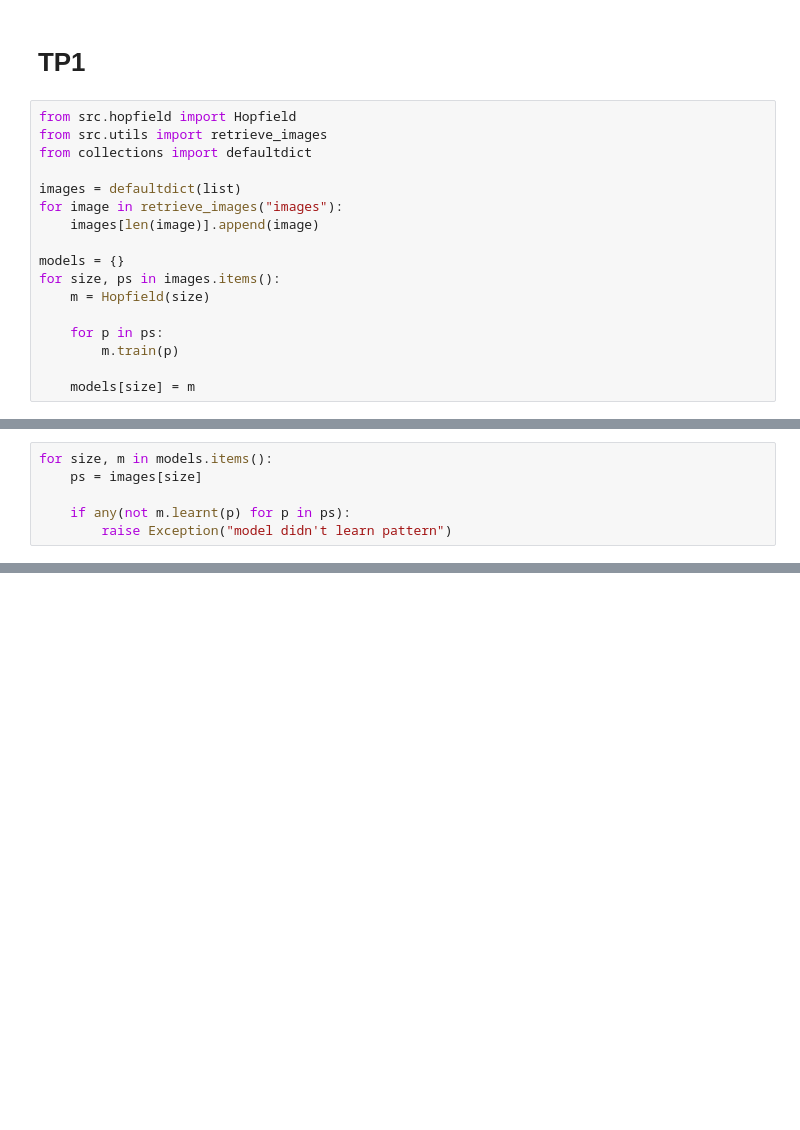
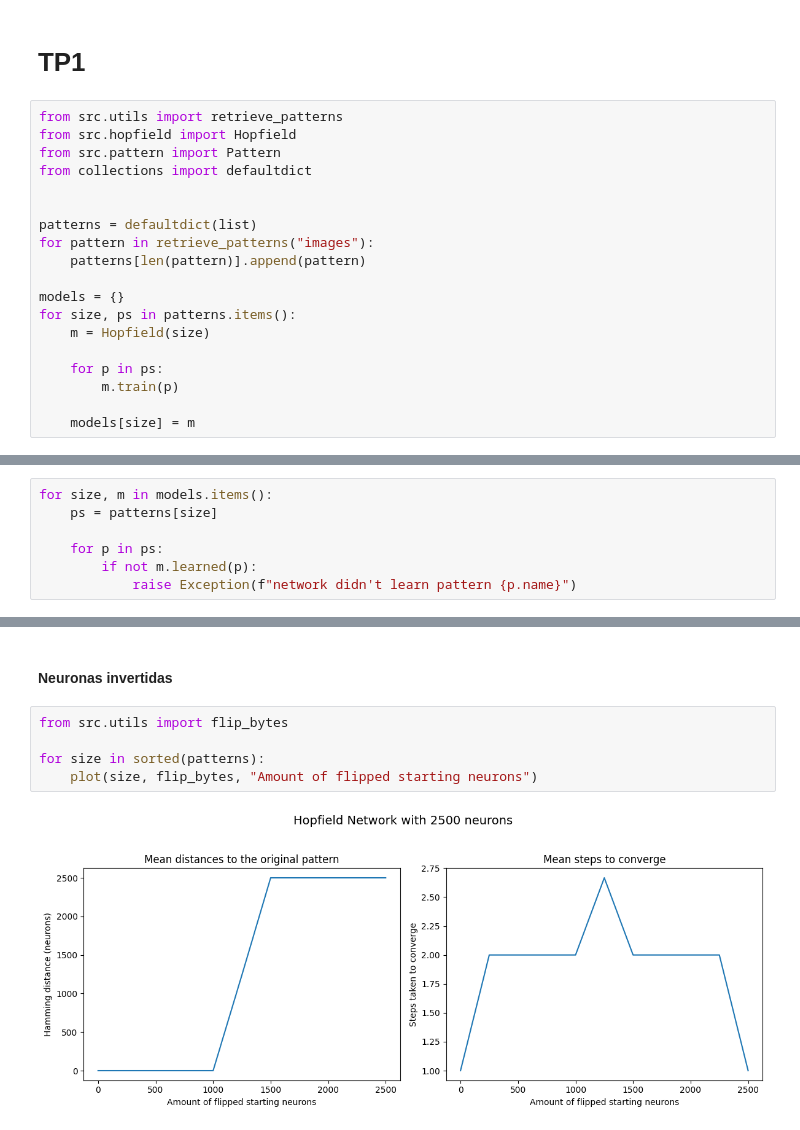
Before and after one commit to mbianchif/Aprendizaje-Profundo, a Jupyter notebook: tp1/hopfield.ipynb, the cells around one changed output, grey strips where cells are left out. Saved outputs shown, nothing was run; the diff lists cells and outputs as text; blank space fills up the shorter version.

```diff
--- a/tp1/hopfield.ipynb
+++ b/tp1/hopfield.ipynb
@@ -1,16 +1,18 @@
 # %% [markdown]
 # TP1
 # %%
+from src.utils import retrieve_patterns
 from src.hopfield import Hopfield
-from src.utils import retrieve_images
+from src.pattern import Pattern
 from collections import defaultdict
 
-images = defaultdict(list)
-for image in retrieve_images("images"):
-    images[len(image)].append(image)
+
+patterns = defaultdict(list)
+for pattern in retrieve_patterns("images"):
+    patterns[len(pattern)].append(pattern)
 
 models = {}
-for size, ps in images.items():
+for size, ps in patterns.items():
     m = Hopfield(size)
 
     for p in ps:
@@ -22,6 +24,7 @@ for size, ps in images.items():
-# %%
-for size, m in models.items():
-    ps = images[size]
-
-    if any(not m.learnt(p) for p in ps):
-        raise Exception("model didn't learn pattern")
+# %%
+for size, m in models.items():
+    ps = patterns[size]
+
+    for p in ps:
+        if not m.learned(p):
+            raise Exception(f"network didn't learn pattern {p.name}")
@@ -52,0 +92,9 @@ Took 2 steps to reach a state with 0 different neurons
+# %% [markdown]
+#### Neuronas invertidas
+# %%
+from src.utils import flip_bytes
+
+for size in sorted(patterns):
+    plot(size, flip_bytes, "Amount of flipped starting neurons")
+# %% [output]
+[figure, added]
```
Also changed, not shown: parts of 11 cells of this notebook, 7 other files.
